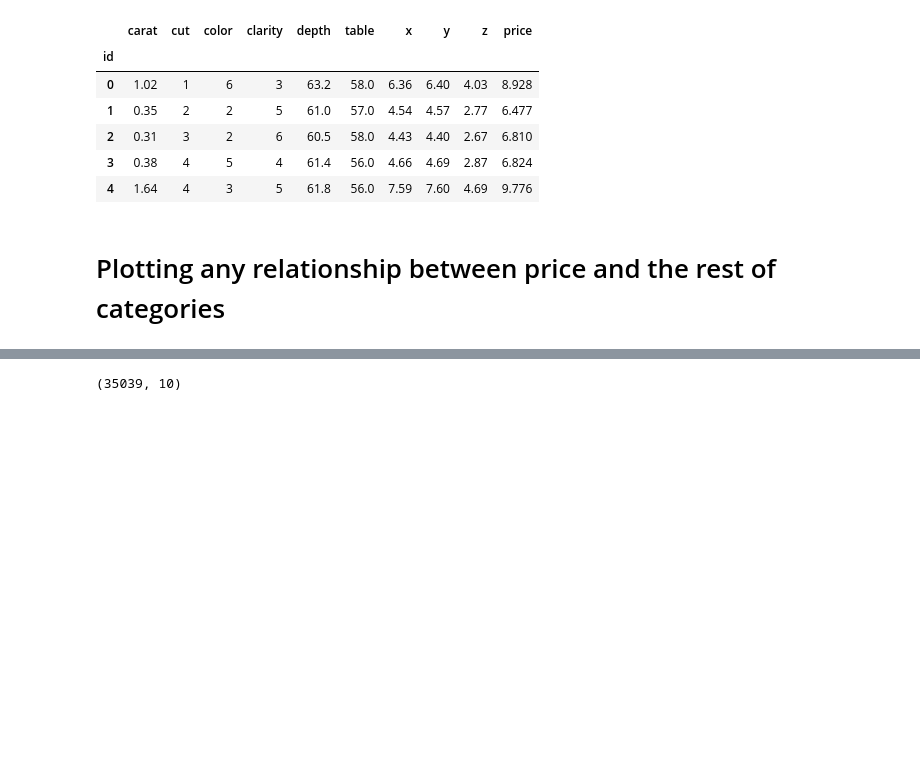
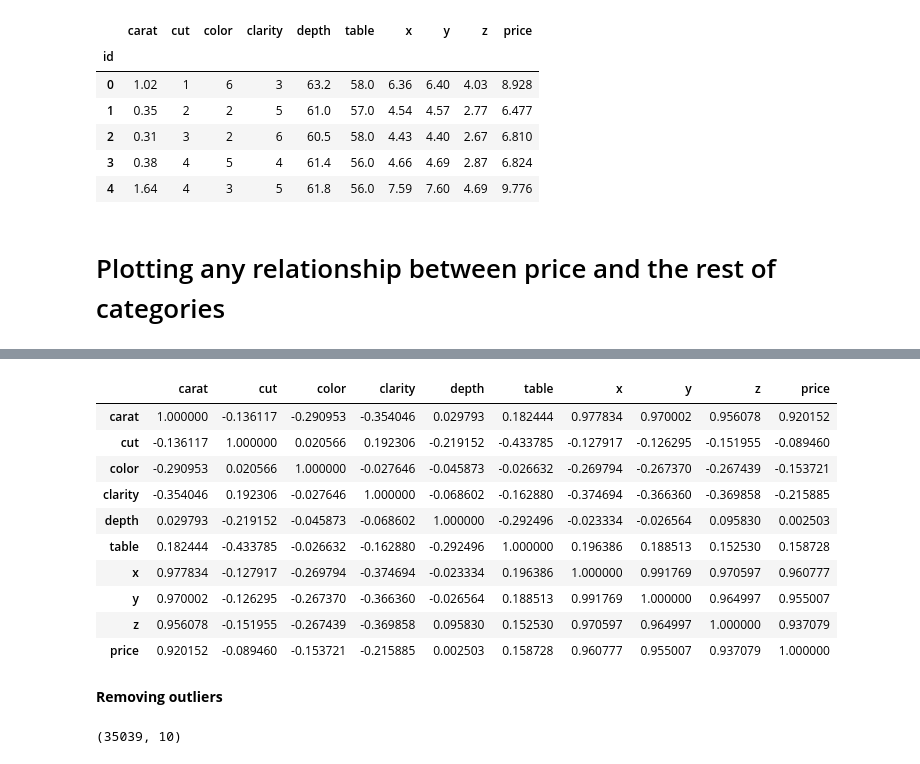
Before and after one commit to mplanasgit/project-5, a Jupyter notebook: src/exploration.ipynb, the cells around one changed output, grey strips where cells are left out. Cells and saved outputs as stored; diff of their text form; code cells hidden in the pictures; blank space fills up the shorter version.

```diff
--- a/src/exploration.ipynb
+++ b/src/exploration.ipynb
@@ -147,3 +167,19 @@ sns.pairplot(diamonds);
+# %%
+diamonds.corr() # to see correlation between variables
+# %% [output]
+|  | carat | cut | color | clarity | depth | table | x | y | z | price |
+| carat | 1.000000 | -0.136117 | -0.290953 | -0.354046 | 0.029793 | 0.182444 | 0.977834 | 0.970002 | 0.956078 | 0.920152 |
+| cut | -0.136117 | 1.000000 | 0.020566 | 0.192306 | -0.219152 | -0.433785 | -0.127917 | -0.126295 | -0.151955 | -0.089460 |
+| color | -0.290953 | 0.020566 | 1.000000 | -0.027646 | -0.045873 | -0.026632 | -0.269794 | -0.267370 | -0.267439 | -0.153721 |
+| clarity | -0.354046 | 0.192306 | -0.027646 | 1.000000 | -0.068602 | -0.162880 | -0.374694 | -0.366360 | -0.369858 | -0.215885 |
+| depth | 0.029793 | -0.219152 | -0.045873 | -0.068602 | 1.000000 | -0.292496 | -0.023334 | -0.026564 | 0.095830 | 0.002503 |
+| table | 0.182444 | -0.433785 | -0.026632 | -0.162880 | -0.292496 | 1.000000 | 0.196386 | 0.188513 | 0.152530 | 0.158728 |
+| x | 0.977834 | -0.127917 | -0.269794 | -0.374694 | -0.023334 | 0.196386 | 1.000000 | 0.991769 | 0.970597 | 0.960777 |
+| y | 0.970002 | -0.126295 | -0.267370 | -0.366360 | -0.026564 | 0.188513 | 0.991769 | 1.000000 | 0.964997 | 0.955007 |
+| z | 0.956078 | -0.151955 | -0.267439 | -0.369858 | 0.095830 | 0.152530 | 0.970597 | 0.964997 | 1.000000 | 0.937079 |
+| price | 0.920152 | -0.089460 | -0.153721 | -0.215885 | 0.002503 | 0.158728 | 0.960777 | 0.955007 | 0.937079 | 1.000000 |
+# %% [markdown]
+**Removing outliers**
 # %%
 # looks like price is positively correlated to: carat, 'x', 'y', 'z'
 # there seem to be outliers -lets remove them
```
Also changed, not shown: parts of 5 cells of this notebook.
